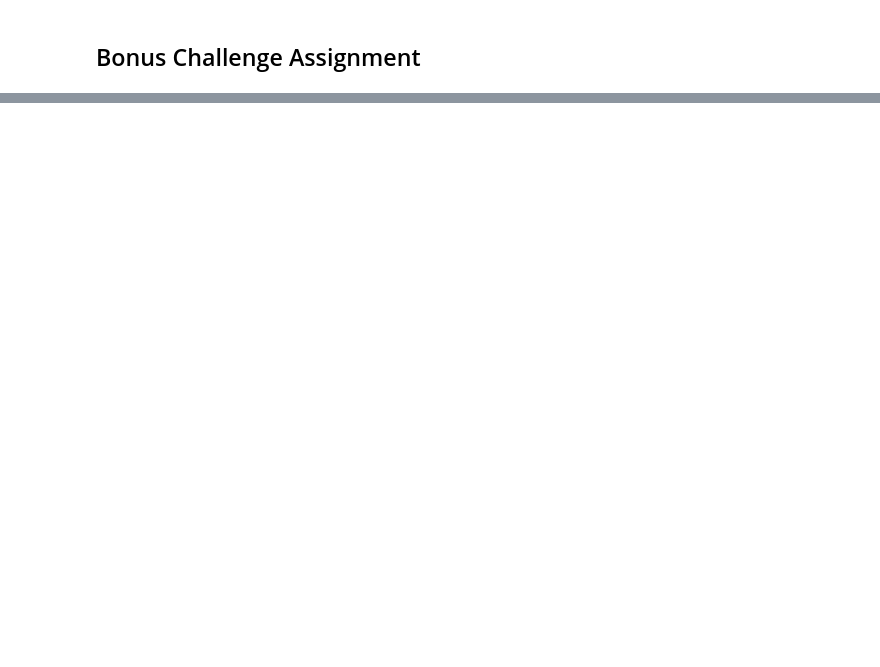
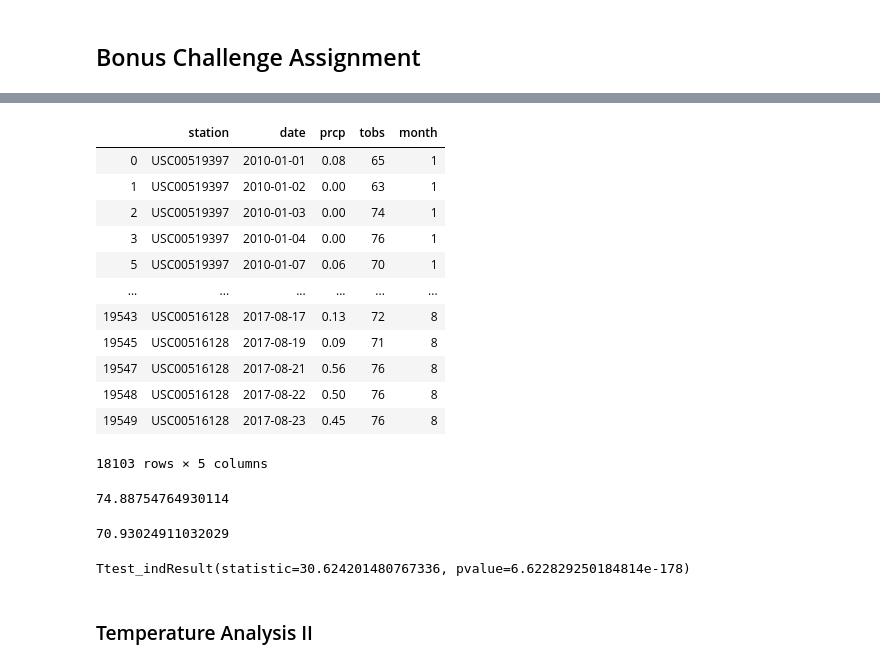
Before and after one commit to vbhakta27/Hawaii_Vacation, a Jupyter notebook: climate_starter.ipynb, the cells around one changed output, grey strips where cells are left out. Cells and saved outputs as stored; diff of their text form; code cells hidden in the pictures; blank space fills up the shorter version.

```diff
--- a/climate_starter.ipynb
+++ b/climate_starter.ipynb
@@ -169,0 +172,10 @@ session.close()
+# %%
+import scipy.stats as stats
+
+# Path file to load
+path = "Resources/hawaii_measurements.csv"
+
+# Read csv file and drop null values
+meas_data_df = pd.read_csv(path)
+meas_data_df = meas_data_df.dropna(how='any')
+meas_data_df.head()
@@ -170,3 +189,44 @@ session.close()
+# %%
+# Make date column into datetime type
+meas_data_df['date']= pd.to_datetime(meas_data_df['date'])
+# %%
+# Make a new column months so we can avg and filter results
+meas_data_df['month'] = meas_data_df['date'].dt.month
+meas_data_df
+# %% [output]
+|  | station | date | prcp | tobs | month |
+| 0 | USC00519397 | 2010-01-01 | 0.08 | 65 | 1 |
+| 1 | USC00519397 | 2010-01-02 | 0.00 | 63 | 1 |
+| 2 | USC00519397 | 2010-01-03 | 0.00 | 74 | 1 |
+| 3 | USC00519397 | 2010-01-04 | 0.00 | 76 | 1 |
+| 5 | USC00519397 | 2010-01-07 | 0.06 | 70 | 1 |
+| ... | ... | ... | ... | ... | ... |
+| 19543 | USC00516128 | 2017-08-17 | 0.13 | 72 | 8 |
+| 19545 | USC00516128 | 2017-08-19 | 0.09 | 71 | 8 |
+| 19547 | USC00516128 | 2017-08-21 | 0.56 | 76 | 8 |
+| 19548 | USC00516128 | 2017-08-22 | 0.50 | 76 | 8 |
+| 19549 | USC00516128 | 2017-08-23 | 0.45 | 76 | 8 |
+18103 rows × 5 columns
+# %%
+# Get June temps and total June temp average
+june_temps = meas_data_df[meas_data_df['month'] == 6]
+june_temps = june_temps[['month','tobs']]
+june_temps.tobs.mean()
+# %% [output]
+74.88754764930114
+# %%
+# Get Dec temps and total Dec temp average
+dec_temps = meas_data_df[meas_data_df['month'] == 12]
+dec_temps = dec_temps[['month','tobs']]
+dec_temps.tobs.mean()
+# %% [output]
+70.93024911032029
+# %%
+stats.ttest_ind(june_temps.tobs, dec_temps.tobs, equal_var=False)
+# %% [output]
+Ttest_indResult(statistic=30.624201480767336, pvalue=6.622829250184814e-178)
+# %% [markdown]
+### Temperature Analysis II
 # %%
 # This function called `calc_temps` will accept start date and end date in the format '%Y-%m-%d'
 # and return the minimum, average, and maximum temperatures for that range of dates
```
Also changed, not shown: parts of 4 cells of this notebook, 4 other files.
